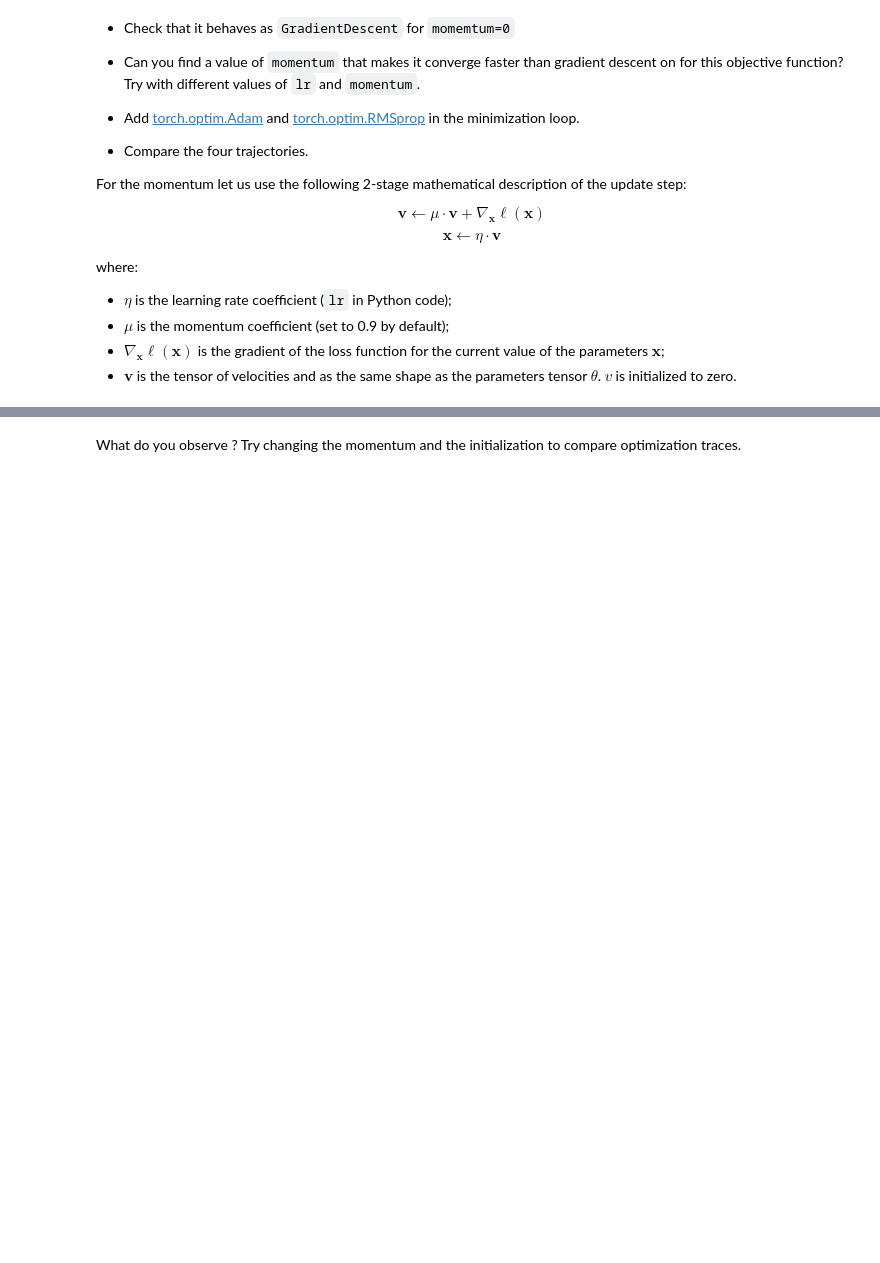
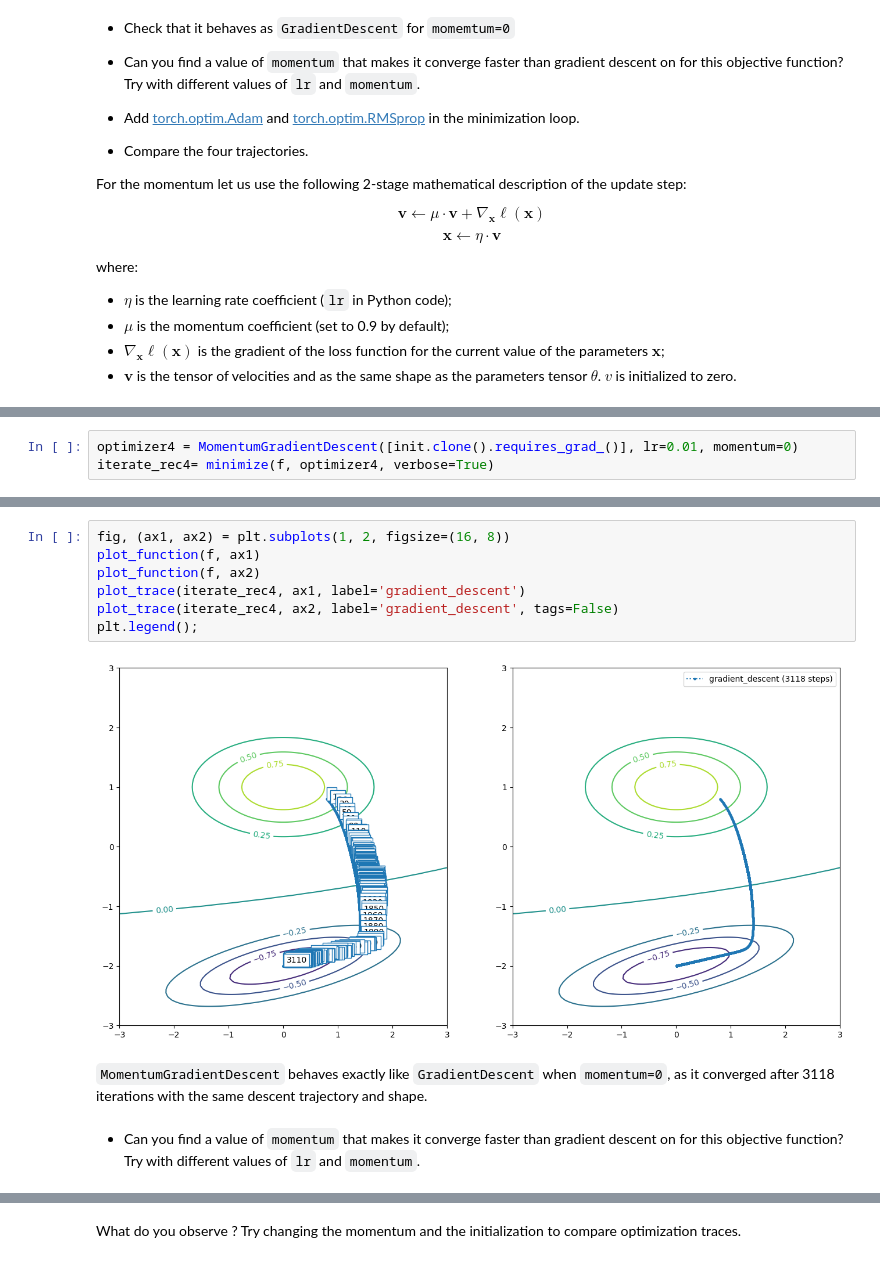
Before and after one commit to theodruilhe/OptimizationDeepLearning, a Jupyter notebook: projet_notebook.ipynb, the cells around one changed output, grey strips where cells are left out. Cells and saved outputs as stored; diff of their text form; blank space fills up the shorter version.

```diff
--- a/projet_notebook.ipynb
+++ b/projet_notebook.ipynb
@@ -564,0 +683,3 @@ class MomentumGradientDescent(GradientDescent):
+# %%
+optimizer4 = MomentumGradientDescent([init.clone().requires_grad_()], lr=0.01, momentum=0)
+iterate_rec4= minimize(f, optimizer4, verbose=True)
@@ -564,0 +704,13 @@ class MomentumGradientDescent(GradientDescent):
+# %%
+fig, (ax1, ax2) = plt.subplots(1, 2, figsize=(16, 8))
+plot_function(f, ax1)
+plot_function(f, ax2)
+plot_trace(iterate_rec4, ax1, label='gradient_descent')
+plot_trace(iterate_rec4, ax2, label='gradient_descent', tags=False)
+plt.legend();
+# %% [output]
+[figure, added]
+# %% [markdown]
+`MomentumGradientDescent` behaves exactly like `GradientDescent` when `momentum=0`, as it converged after 3118 iterations with the same descent trajectory and shape.
+# %% [markdown]
+- Can you find a value of `momentum` that makes it converge faster than gradient descent on for this objective function? Try with different values of `lr` and `momentum`.
```
Also changed, not shown: parts of 45 cells of this notebook.
